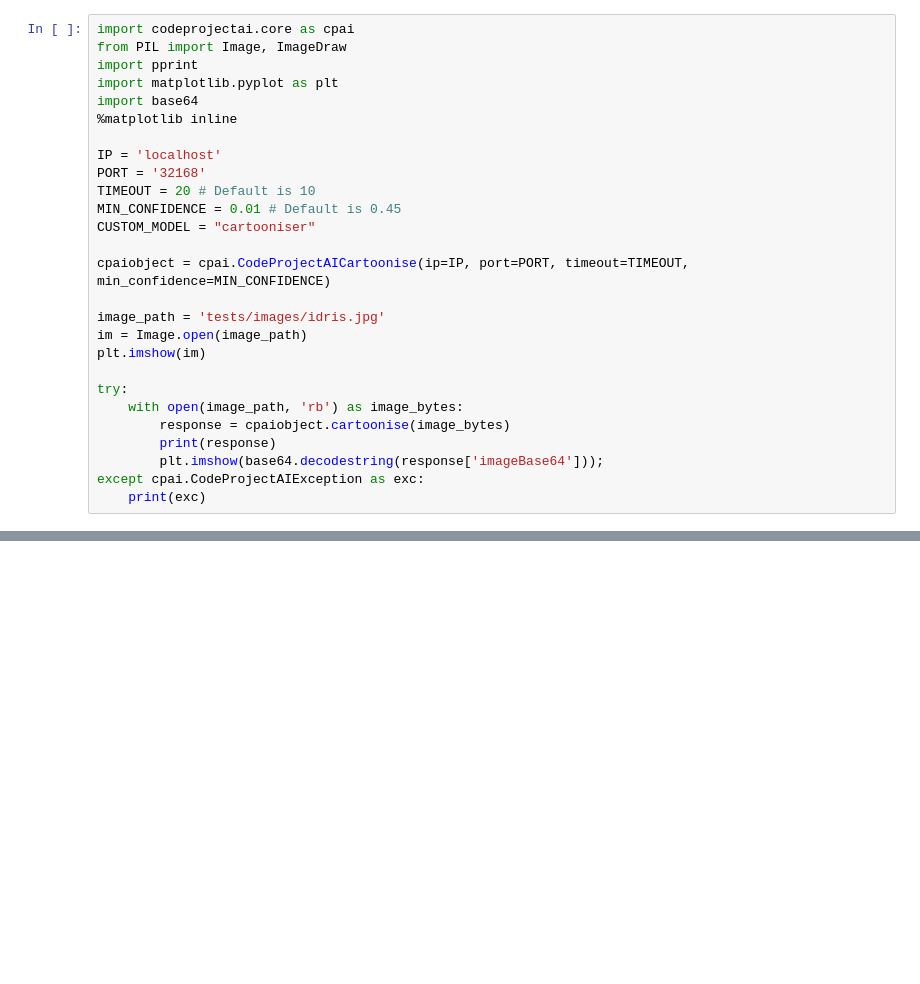
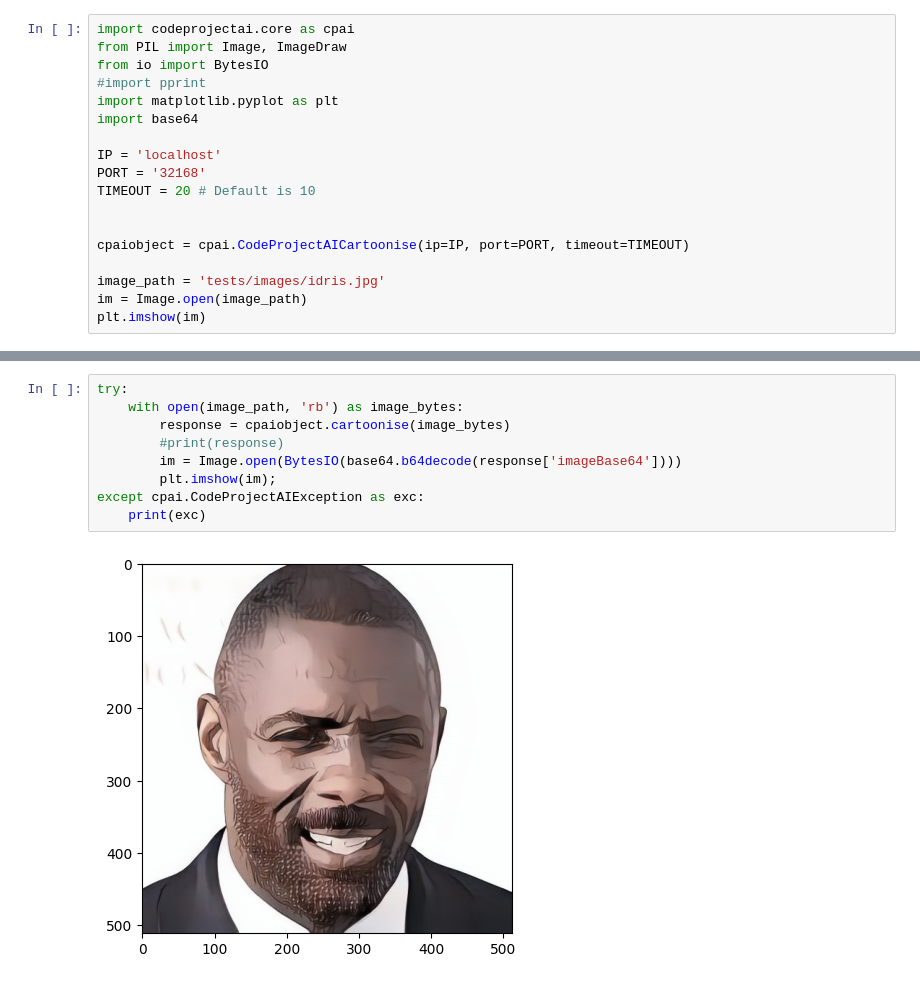
Before and after one commit to martyweb/codeprojectai-test, a Jupyter notebook: usage-cartooniser.ipynb, the cells around one changed output, grey strips where cells are left out. Cells and saved outputs as stored; diff of their text form; blank space fills up the shorter version.

```diff
--- a/usage-cartooniser.ipynb
+++ b/usage-cartooniser.ipynb
@@ -1,28 +1,19 @@
 # %%
 import codeprojectai.core as cpai
 from PIL import Image, ImageDraw
-import pprint
+from io import BytesIO
+#import pprint
 import matplotlib.pyplot as plt
 import base64
-%matplotlib inline
 
 IP = 'localhost'
 PORT = '32168'
 TIMEOUT = 20 # Default is 10
-MIN_CONFIDENCE = 0.01 # Default is 0.45
-CUSTOM_MODEL = "cartooniser"
 
-cpaiobject = cpai.CodeProjectAICartoonise(ip=IP, port=PORT, timeout=TIMEOUT, min_confidence=MIN_CONFIDENCE)
+
+cpaiobject = cpai.CodeProjectAICartoonise(ip=IP, port=PORT, timeout=TIMEOUT)
 
 image_path = 'tests/images/idris.jpg'
 im = Image.open(image_path)
 plt.imshow(im)
-
-try:
-    with open(image_path, 'rb') as image_bytes:
-        response = cpaiobject.cartoonise(image_bytes)
-        print(response)
-        plt.imshow(base64.decodestring(response['imageBase64']));
-except cpai.CodeProjectAIException as exc:
-    print(exc)
 # %% [output]
@@ -32 +21,12 @@ TypeError: Image data of dtype |S271079 cannot be converted to float
 [figure]
+# %%
+try:
+    with open(image_path, 'rb') as image_bytes:
+        response = cpaiobject.cartoonise(image_bytes)
+        #print(response)
+        im = Image.open(BytesIO(base64.b64decode(response['imageBase64'])))
+        plt.imshow(im);
+except cpai.CodeProjectAIException as exc:
+    print(exc)
+# %% [output]
+[figure, added]
```
Also changed, not shown: parts of 1 cell of this notebook, 5 other files.
